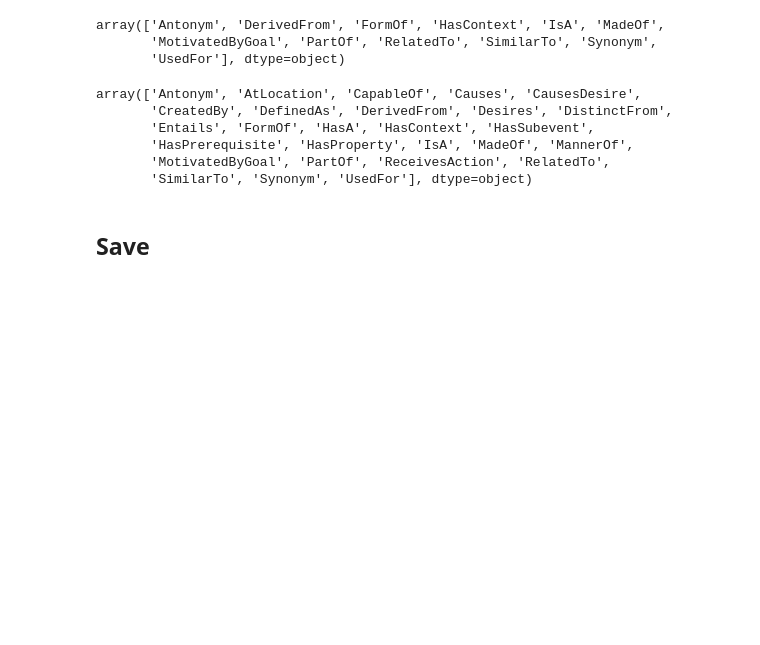
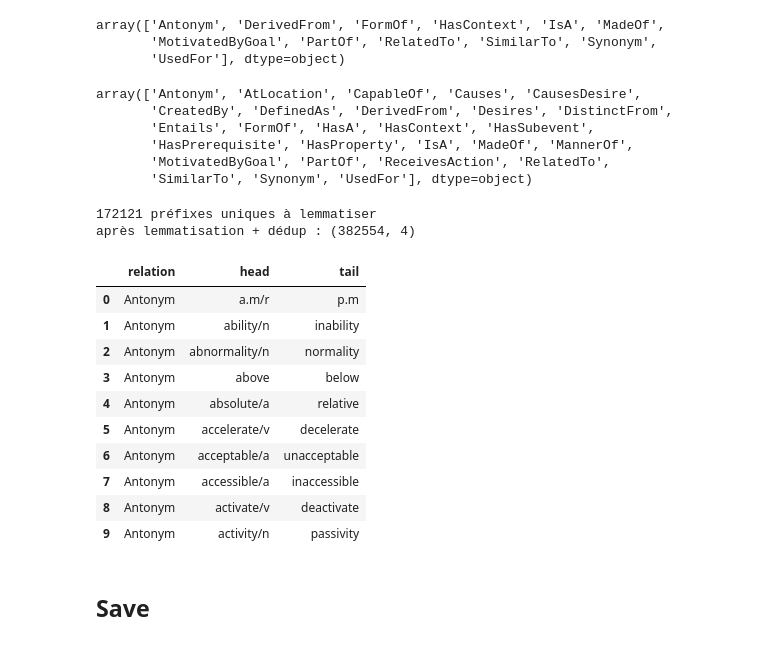
Before and after one commit to Younes2E/graph-nli, a Jupyter notebook: notebooks/conceptnet_cleaning.ipynb, the cells around one changed output. Cells and saved outputs as stored; diff of their text form; code cells hidden in the pictures; blank space fills up the shorter version.

```diff
--- a/notebooks/conceptnet_cleaning.ipynb
+++ b/notebooks/conceptnet_cleaning.ipynb
@@ -112,7 +112,7 @@ mapp_rename = {
 
 data['relation'] = data['relation'].replace(mapp_rename)
 # %%
-symetric_rel = ['/r/Synonym', '/r/RelatedTo', '/r/SimilarTo', '/r/Antonym', '/r/DistinctFrom', '/r/MannerOf']
+symetric_rel = ['/r/Synonym', '/r/RelatedTo', '/r/SimilarTo', '/r/Antonym', '/r/DistinctFrom']
 
 df_sym = data[data['relation'].isin(symetric_rel)].copy()
 df_sym = df_sym.rename(columns={'head': 'tail', 'tail': 'head'})
@@ -178,5 +178,56 @@ array(['Antonym', 'AtLocation', 'CapableOf', 'Causes', 'CausesDesire',
        'HasPrerequisite', 'HasProperty', 'IsA', 'MadeOf', 'MannerOf',
        'MotivatedByGoal', 'PartOf', 'ReceivesAction', 'RelatedTo',
        'SimilarTo', 'Synonym', 'UsedFor'], dtype=object)
+# %%
+import spacy
+
+nlp = spacy.load("en_core_web_sm")
+
+def lemmatize_entity(text):
+    doc = nlp(text)
+    keep = [
+        t for t in doc
+        if t.pos_ not in {"DET", "ADP", "CCONJ", "SCONJ", "PUNCT", "PART", "AUX"}
+        or t.lemma_.lower() in {"not", "no", "never"}
+    ]
+    if not keep:
+        keep = list(doc)
+    lemmas = [t.lemma_.lower() for t in keep]
+    return "_".join(lemmas)
+
+def head_word(x):
+    return str(x).split('/')[0].replace('_', ' ')
+
+uniques = pd.unique(pd.concat([
+    data_en['head'].map(head_word),
+    data_en['tail'].map(head_word),
+]))
+
+lemma_map = {w: lemmatize_entity(w) for w in uniques}
+
+def lemmatize_prefix(x):
+    word, sep, suffix = str(x).partition('/')
+    return lemma_map[word.replace('_', ' ')] + sep + suffix
+
+data_en['head'] = data_en['head'].apply(lemmatize_prefix)
+data_en['tail'] = data_en['tail'].apply(lemmatize_prefix)
+
+data_en = data_en.drop_duplicates(subset=['relation', 'head', 'tail'])
+print("après lemmatisation + dédup :", data_en.shape)
+data_en[['relation', 'head', 'tail']].head(10)
+# %% [output]
+172121 préfixes uniques à lemmatiser
+après lemmatisation + dédup : (382554, 4)
+|  | relation | head | tail |
+| 0 | Antonym | a.m/r | p.m |
+| 1 | Antonym | ability/n | inability |
+| 2 | Antonym | abnormality/n | normality |
+| 3 | Antonym | above | below |
+| 4 | Antonym | absolute/a | relative |
+| 5 | Antonym | accelerate/v | decelerate |
+| 6 | Antonym | acceptable/a | unacceptable |
+| 7 | Antonym | accessible/a | inaccessible |
+| 8 | Antonym | activate/v | deactivate |
+| 9 | Antonym | activity/n | passivity |
 # %% [markdown]
 ## Save
```
Also changed, not shown: parts of 1 cell of this notebook, 19 other files.
